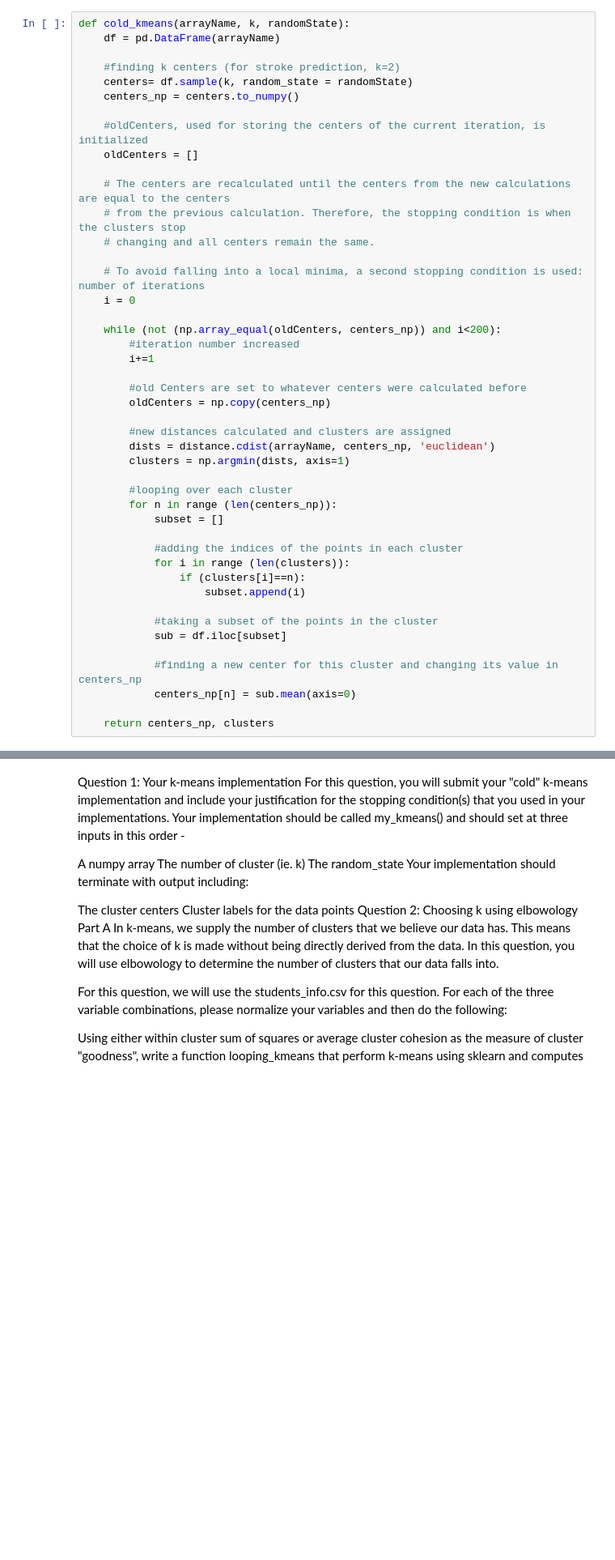
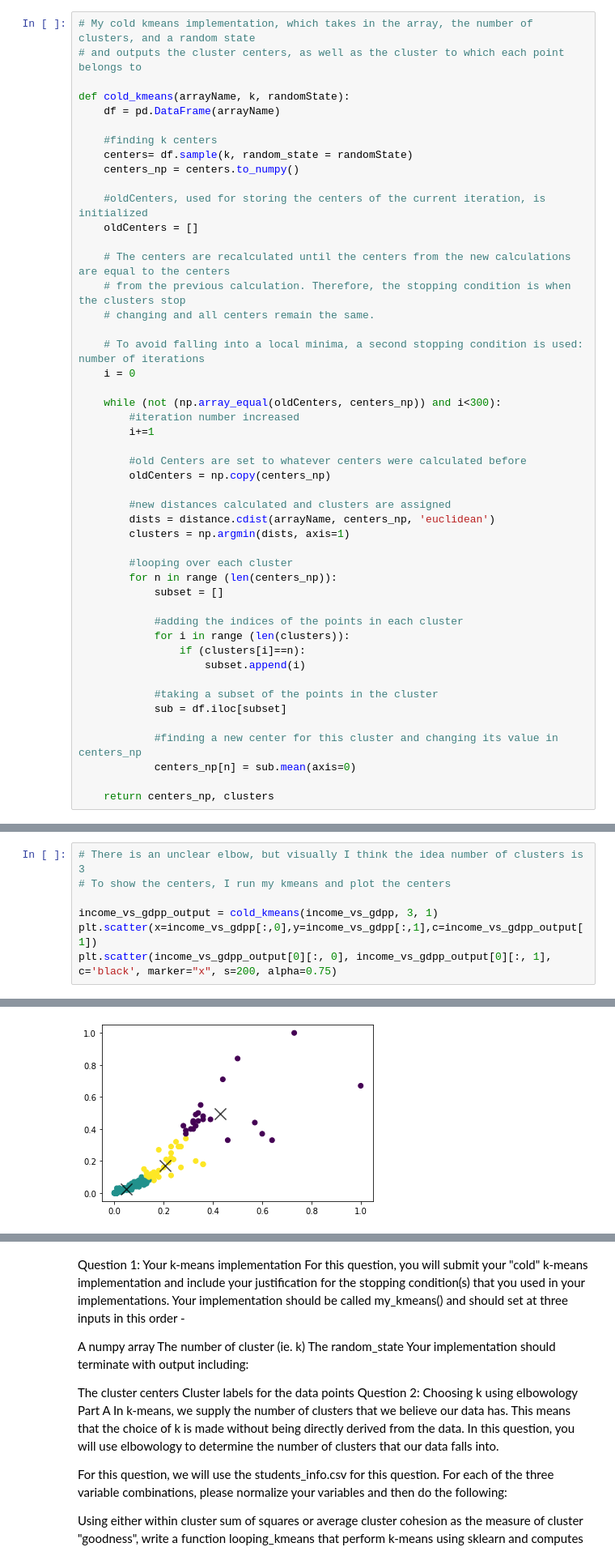
Before and after one commit to sashayeu/machine-learning-portfolio, a Jupyter notebook: Revised Homework/revisedHomework2.ipynb, the cells around one changed output, grey strips where cells are left out. Shown: that part at 81% size. Saved outputs shown, nothing was run; the diff lists cells and outputs as text; blank space fills up the shorter version.

```diff
--- a/Revised Homework/revisedHomework2.ipynb
+++ b/Revised Homework/revisedHomework2.ipynb
@@ -94,8 +80,11 @@ data_subset_norm = np.stack((exports_norm, imports_norm,income_norm,gdpp_norm),a
 # %%
+# My cold kmeans implementation, which takes in the array, the number of clusters, and a random state
+# and outputs the cluster centers, as well as the cluster to which each point belongs to
+
 def cold_kmeans(arrayName, k, randomState):
     df = pd.DataFrame(arrayName)
 
-    #finding k centers (for stroke prediction, k=2)
+    #finding k centers
     centers= df.sample(k, random_state = randomState)
     centers_np = centers.to_numpy()
 
@@ -109,7 +98,7 @@ def cold_kmeans(arrayName, k, randomState):
     # To avoid falling into a local minima, a second stopping condition is used: number of iterations
     i = 0
 
-    while (not (np.array_equal(oldCenters, centers_np)) and i<200):
+    while (not (np.array_equal(oldCenters, centers_np)) and i<300):
         #iteration number increased
         i+=1
 
@@ -152,0 +173,8 @@ def compute_mse(truth_vec, predict_vec):
+# %%
+# There is an unclear elbow, but visually I think the idea number of clusters is 3
+# To show the centers, I run my kmeans and plot the centers
+
+income_vs_gdpp_output = cold_kmeans(income_vs_gdpp, 3, 1)
+plt.scatter(x=income_vs_gdpp[:,0],y=income_vs_gdpp[:,1],c=income_vs_gdpp_output[1])
+plt.scatter(income_vs_gdpp_output[0][:, 0], income_vs_gdpp_output[0][:, 1], c='black', marker="x", s=200, alpha=0.75)
+# %% [output]
@@ -152,0 +182 @@ def compute_mse(truth_vec, predict_vec):
+[figure, added]
```
Also changed, not shown: parts of 24 cells of this notebook.
